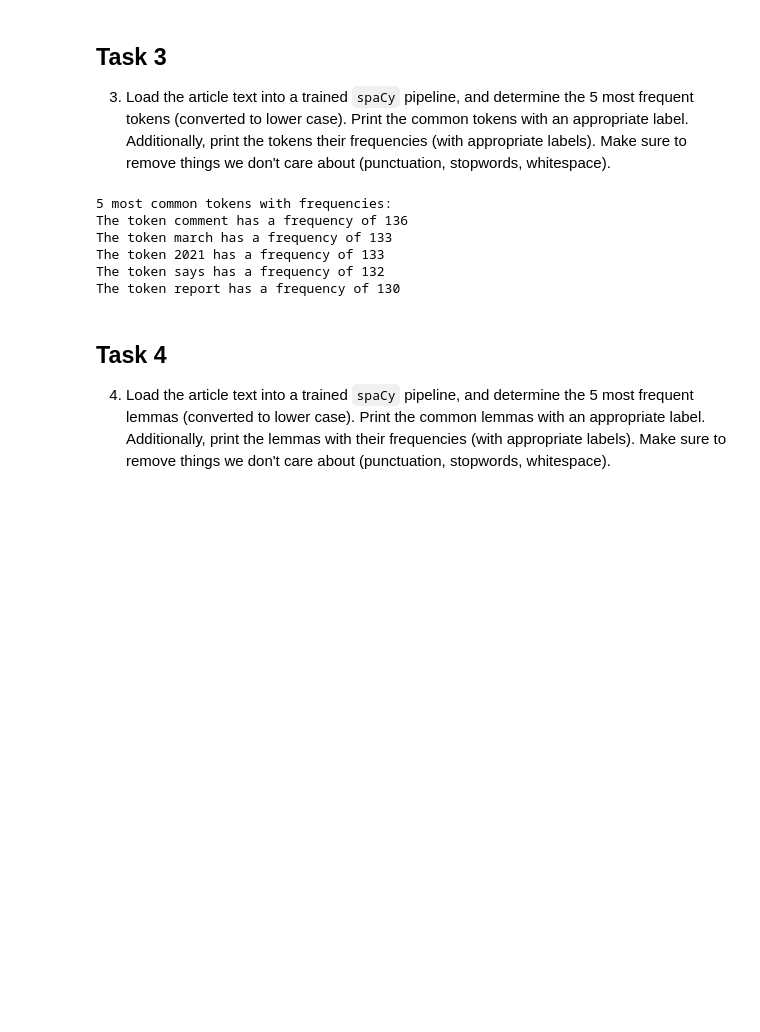
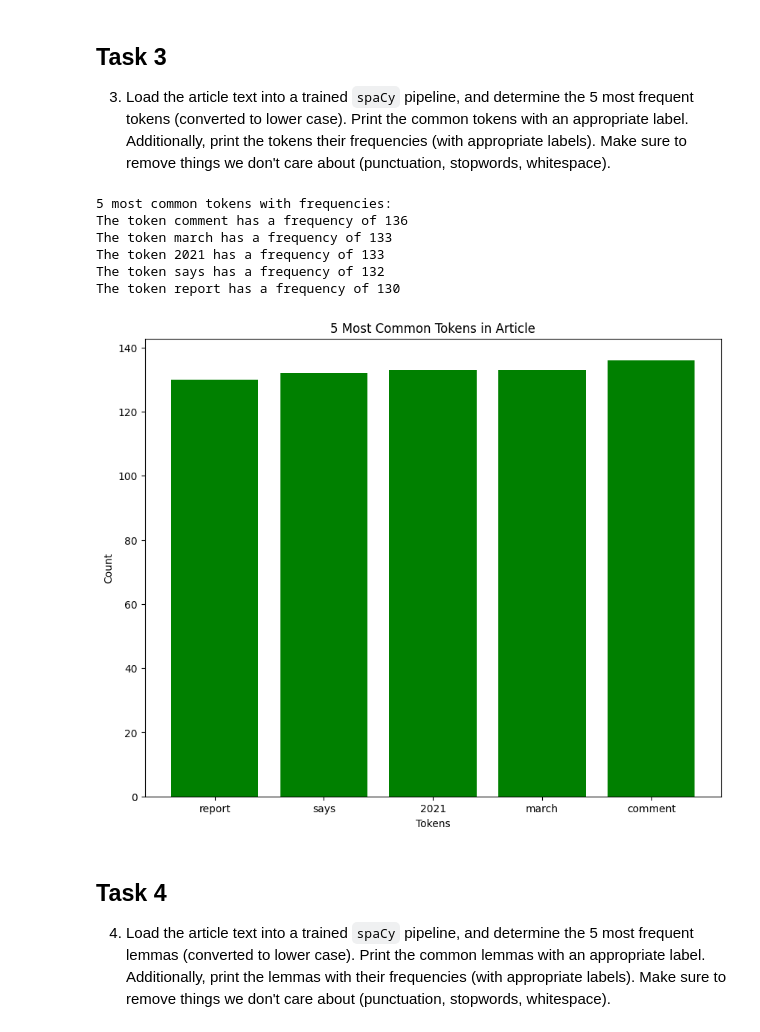
Before and after one commit to K-Bromley/module_06_web_scraping, a Jupyter notebook: web-scraping.ipynb, the cells around one changed output. Cells and saved outputs as stored; diff of their text form; code cells hidden in the pictures; blank space fills up the shorter version.

```diff
--- a/web-scraping.ipynb
+++ b/web-scraping.ipynb
@@ -97,27 +97,41 @@ OK
 # %%
 # spaCy pipeline load
 nlp = spacy.load("en_core_web_sm")
 
 # Article text from file
 article = nlp(soup.get_text())
 
 # Filtering out punctuation, stopwords, and whitespace as requested
 tokens = [token.text.lower() for token in article if not token.is_punct and not token.is_stop and not token.is_space]
 
 # 5 Common Tokens
 token_freq = Counter(tokens).most_common(5)
 
 # Print 5 Common tokens and frequencies
 print("5 most common tokens with frequencies:")
 for token, freq in token_freq:
     print(f"The token {token} has a frequency of {freq}")
+
+
+
+# Bar chart for better representation and for fun.
+tokens, frequencies = zip(*token_freq)
+
+plt.figure(figsize=(10, 8))
+plt.bar(tokens, frequencies, color='green')
+plt.xlabel('Tokens')
+plt.ylabel('Count')
+plt.title('5 Most Common Tokens in Article')
+plt.gca().invert_xaxis()
+plt.show()
 # %% [output]
 5 most common tokens with frequencies:
 The token comment has a frequency of 136
 The token march has a frequency of 133
 The token 2021 has a frequency of 133
 The token says has a frequency of 132
 The token report has a frequency of 130
+[figure, added]
 # %% [markdown]
 ## Task 4
 4. Load the article text into a trained `spaCy` pipeline, and determine the 5 most frequent lemmas (converted to lower case).  Print the common lemmas with an appropriate label.  Additionally, print the lemmas with their frequencies (with appropriate labels). Make sure to remove things we don't care about (punctuation, stopwords, whitespace).
```
Also changed, not shown: 1 other file.
